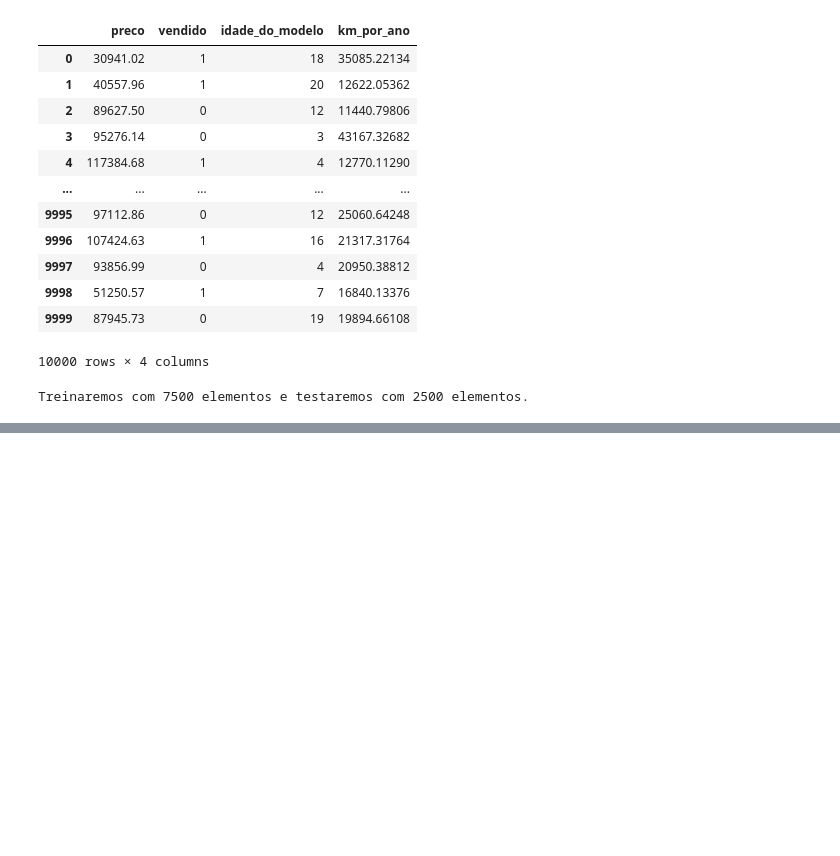
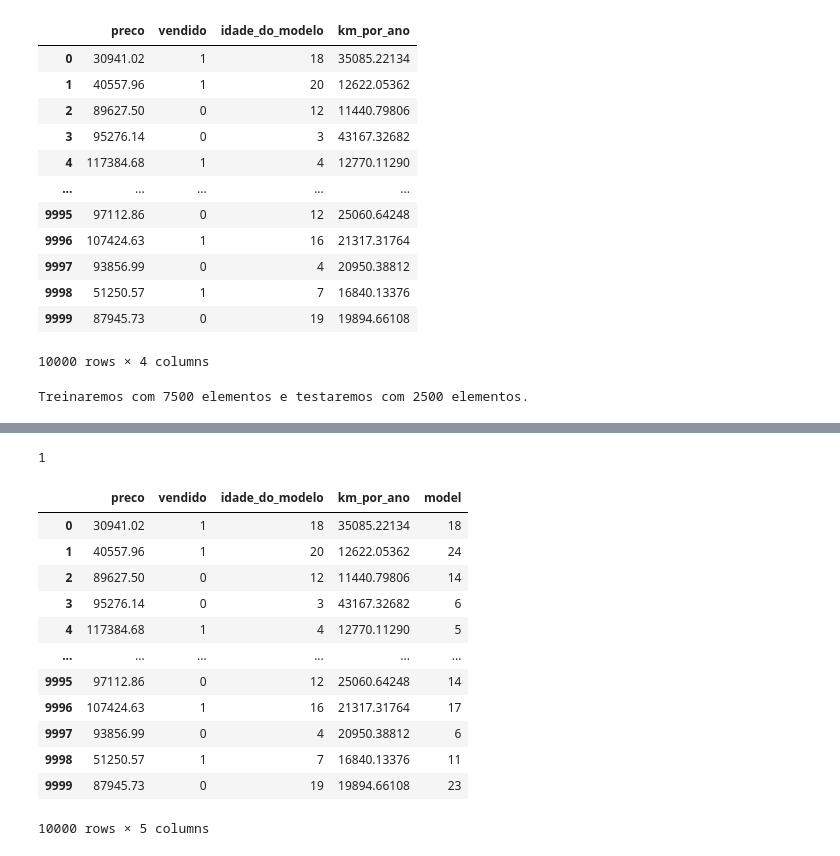
Before and after one commit to danielgaio/python-ia-study, a Jupyter notebook: alura/machine-learning-validacao-de-modelos/machine-learning-validacao.ipynb, the cells around one changed output, grey strips where cells are left out. Saved outputs shown, nothing was run; the diff lists cells and outputs as text; code cells hidden in the pictures; blank space fills up the shorter version.

```diff
--- a/alura/machine-learning-validacao-de-modelos/machine-learning-validacao.ipynb
+++ b/alura/machine-learning-validacao-de-modelos/machine-learning-validacao.ipynb
@@ -72,0 +314,4 @@ Dummy classifier accuracy: 58.00
+# %%
+# now let's eliminate negative and zero values on the entire column
+dados.model = dados.model + abs(dados.model.min()) + 1
+dados.model
@@ -72,0 +331,21 @@ Dummy classifier accuracy: 58.00
+# %%
+dados.model.min()
+# now our minimum value for the model is one
+# %% [output]
+1
+# %%
+dados
+# %% [output]
+|  | preco | vendido | idade_do_modelo | km_por_ano | model |
+| 0 | 30941.02 | 1 | 18 | 35085.22134 | 18 |
+| 1 | 40557.96 | 1 | 20 | 12622.05362 | 24 |
+| 2 | 89627.50 | 0 | 12 | 11440.79806 | 14 |
+| 3 | 95276.14 | 0 | 3 | 43167.32682 | 6 |
+| 4 | 117384.68 | 1 | 4 | 12770.11290 | 5 |
+| ... | ... | ... | ... | ... | ... |
+| 9995 | 97112.86 | 0 | 12 | 25060.64248 | 14 |
+| 9996 | 107424.63 | 1 | 16 | 21317.31764 | 17 |
+| 9997 | 93856.99 | 0 | 4 | 20950.38812 | 6 |
+| 9998 | 51250.57 | 1 | 7 | 16840.13376 | 11 |
+| 9999 | 87945.73 | 0 | 19 | 19894.66108 | 23 |
+10000 rows × 5 columns
```
Also changed, not shown: parts of 39 cells of this notebook.
